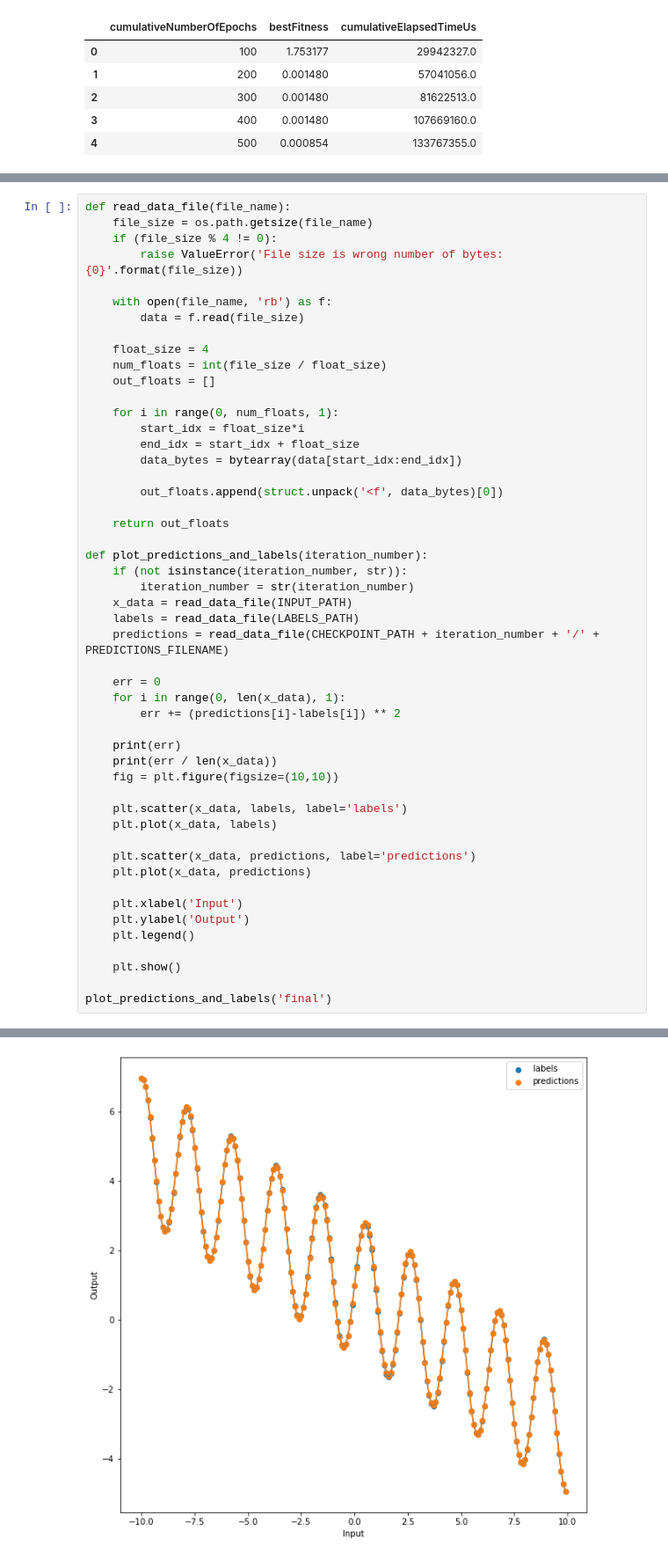
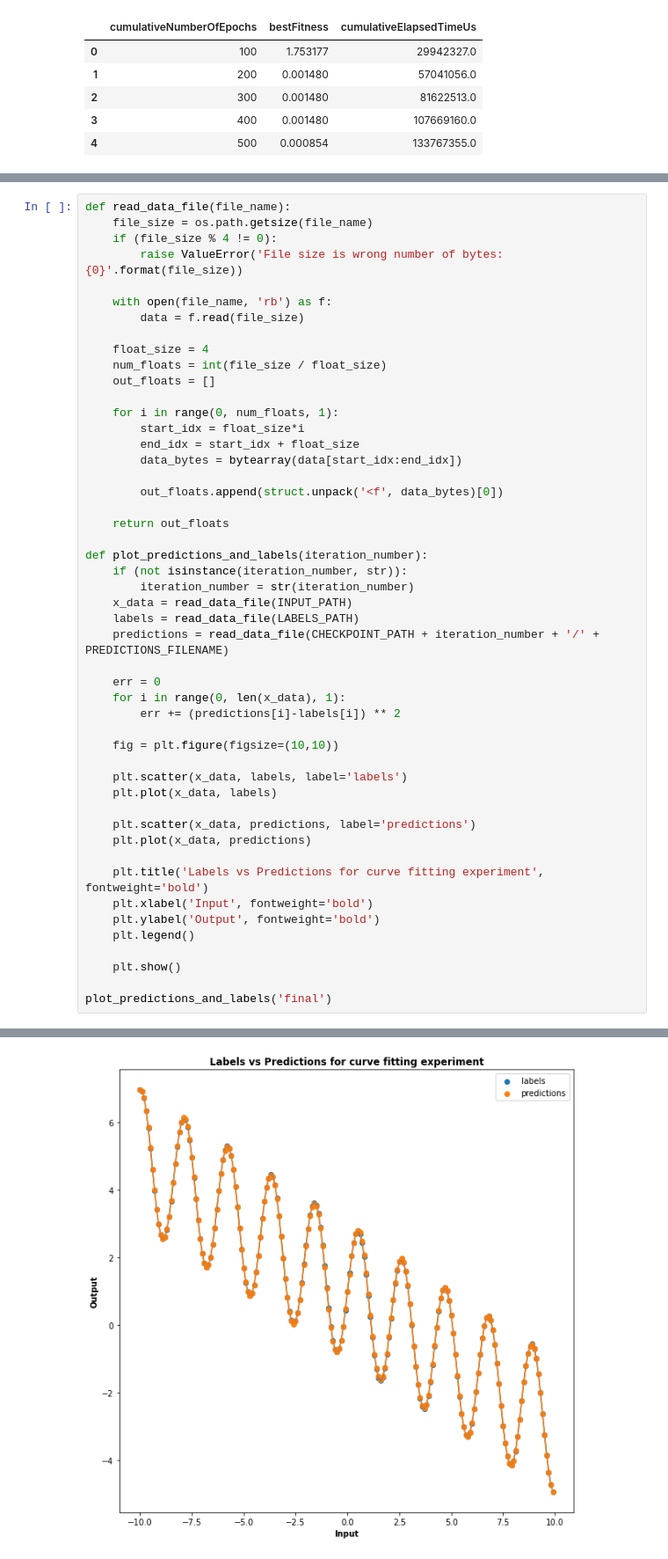
Before and after one commit to mitchellspryn/CGPExperiments, a Jupyter notebook: analysis/fitcurve/FitCurveAnalysis.ipynb, the cells around one changed output, grey strips where cells are left out. Shown at 88% size. Saved outputs shown, nothing was run; the diff lists cells and outputs as text.

```diff
--- a/analysis/fitcurve/FitCurveAnalysis.ipynb
+++ b/analysis/fitcurve/FitCurveAnalysis.ipynb
@@ -74,8 +87,6 @@ def plot_predictions_and_labels(iteration_number):
     for i in range(0, len(x_data), 1):
         err += (predictions[i]-labels[i]) ** 2
 
-    print(err)
-    print(err / len(x_data))
     fig = plt.figure(figsize=(10,10))
 
     plt.scatter(x_data, labels, label='labels')
@@ -84,8 +95,9 @@ def plot_predictions_and_labels(iteration_number):
     plt.scatter(x_data, predictions, label='predictions')
     plt.plot(x_data, predictions)
 
-    plt.xlabel('Input')
-    plt.ylabel('Output')
+    plt.title('Labels vs Predictions for curve fitting experiment', fontweight='bold')
+    plt.xlabel('Input', fontweight='bold')
+    plt.ylabel('Output', fontweight='bold')
     plt.legend()
 
     plt.show()
@@ -97 +107 @@ plot_predictions_and_labels('final')
-[figure, old version]
+[figure, new version]
```
Also changed, not shown: parts of 7 cells of this notebook, 19 other files.
